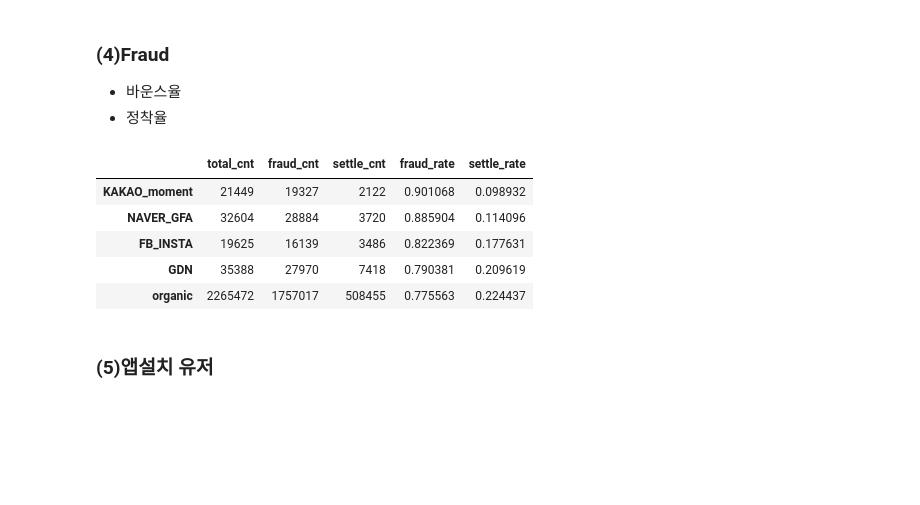
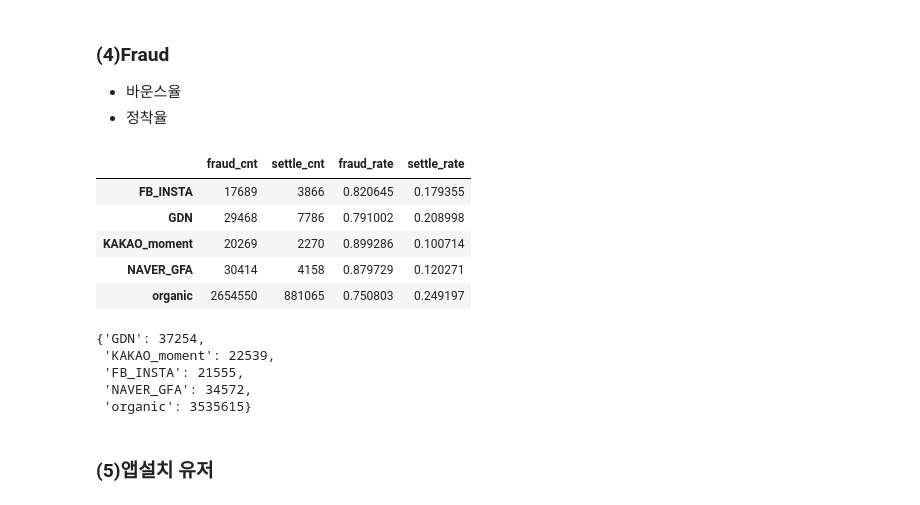
Before and after one commit to tand-datateam-th/kto_prj_git, a Jupyter notebook: [KTO]_Letter_analysis_v2_2210(MK).ipynb, the cells around one changed output. Drawn from its saved outputs; the diff is of its cells as text; code cells hidden in the pictures; blank space fills up the shorter version.

```diff
--- a/[KTO]_Letter_analysis_v2_2210(MK).ipynb
+++ b/[KTO]_Letter_analysis_v2_2210(MK).ipynb
@@ -276,20 +344,26 @@ lst_subscribe_device = list(df_app_log[
 #   FB_INSTA : instagram & FB_INSTA & Facebook
 #   KAKAO_moment : kakao_mo & KAKAO_moment
 #   kakaotalk_bizmessage --> 제외 (카카오 알림톡)
+
+## 1) 예산 변경 전
 dict_lst_user_from_referrs_gudok['KAKAO_moment'] =\
     list(
-        set(dict_lst_user_from_referrs_gudok['kakao_mo'] + dict_lst_user_from_referrs_gudok['KAKAO_moment'])
+        set(
+            dict_lst_user_from_referrs_gudok['kakao_mo'] +
+            dict_lst_user_from_referrs_gudok['KAKAO_moment'])
         )
 dict_lst_user_from_referrs_gudok['FB_INSTA'] =\
     list(
-        set(dict_lst_user_from_referrs_gudok['instagram'] + dict_lst_user_from_referrs_gudok['FB_INSTA']+\
-            dict_lst_user_from_referrs_gudok['Facebook'])
+        set(
+            dict_lst_user_from_referrs_gudok['instagram'] +
+            dict_lst_user_from_referrs_gudok['FB_INSTA']
+            +dict_lst_user_from_referrs_gudok['Facebook']
+            )
     )
 
 del dict_lst_user_from_referrs_gudok['kakaotalk_bizmessage']
 del dict_lst_user_from_referrs_gudok['kakao_mo']
 del dict_lst_user_from_referrs_gudok['instagram']
 del dict_lst_user_from_referrs_gudok['Facebook']
-
 dict_lst_user_from_referrs_gudok.keys()
 # %% [output]
@@ -527,36 +596,45 @@ df_subscribe_conversion
 # %%
 #########################################
 # 1. 바운스 유저 비율 & 정착 유저 비율
 #########################################
-dict_fraud_referrs = {}
+def count_fraud(dict_input, lst_fraud):
+    dict_fraud_referrs = {}
+    dict_total_referrs  = {}
 
-def count_fraud(dict_input, dict_output, lst_fraud = lst_fraud_device):
     for _referrer, _segment in dict_input.items():
         _lst_device= list(set(_segment) & set(lst_fraud))       ## 수정된 부분
 
         total_cnt = len(_segment)
         fraud_cnt = len(_lst_device)
         settle_cnt = total_cnt - fraud_cnt
         fraud_rate = fraud_cnt / total_cnt
         settle_rate = 1 - fraud_rate
 
-        dict_output[f'{_referrer}'] = [total_cnt, fraud_cnt, settle_cnt, fraud_rate, settle_rate]
+        dict_total_referrs[f'{_referrer}'] = total_cnt
+        dict_fraud_referrs[f'{_referrer}'] = [fraud_cnt, settle_cnt, fraud_rate, settle_rate]
 
     _df_output = pd.DataFrame.from_dict(
-        dict_output, orient='index', columns=[
-            'total_cnt', 'fraud_cnt', 'settle_cnt', 'fraud_rate', 'settle_rate']).sort_values(by = 'fraud_rate', ascending = False)
+        dict_fraud_referrs, orient='index',
+        columns=['fraud_cnt', 'settle_cnt', 'fraud_rate', 'settle_rate']).sort_index(ascending=True)
 
-    return _df_output, dict_output
+    return _df_output, dict_fraud_referrs, dict_total_referrs
 
-df_fraud_referrs, dict_fraud_referrs = count_fraud(dict_lst_user_from_referrs_gudok, dict_fraud_referrs)
+df_fraud_referrs, dict_fraud_referrs, dict_total_referrs1 = count_fraud(
+                                        dict_input = dict_lst_user_from_referrs_gudok, lst_fraud= lst_fraud_device)
 df_fraud_referrs
+dict_total_referrs1
 # %% [output]
-|  | total_cnt | fraud_cnt | settle_cnt | fraud_rate | settle_rate |
-| KAKAO_moment | 21449 | 19327 | 2122 | 0.901068 | 0.098932 |
-| NAVER_GFA | 32604 | 28884 | 3720 | 0.885904 | 0.114096 |
-| FB_INSTA | 19625 | 16139 | 3486 | 0.822369 | 0.177631 |
-| GDN | 35388 | 27970 | 7418 | 0.790381 | 0.209619 |
-| organic | 2265472 | 1757017 | 508455 | 0.775563 | 0.224437 |
+|  | fraud_cnt | settle_cnt | fraud_rate | settle_rate |
+| FB_INSTA | 17689 | 3866 | 0.820645 | 0.179355 |
+| GDN | 29468 | 7786 | 0.791002 | 0.208998 |
+| KAKAO_moment | 20269 | 2270 | 0.899286 | 0.100714 |
+| NAVER_GFA | 30414 | 4158 | 0.879729 | 0.120271 |
+| organic | 2654550 | 881065 | 0.750803 | 0.249197 |
+{'GDN': 37254,
+ 'KAKAO_moment': 22539,
+ 'FB_INSTA': 21555,
+ 'NAVER_GFA': 34572,
+ 'organic': 3535615}
 # %% [markdown]
 ### (5)앱설치 유저
 # %%
```
Also changed, not shown: parts of 41 cells of this notebook, 3 other files.
